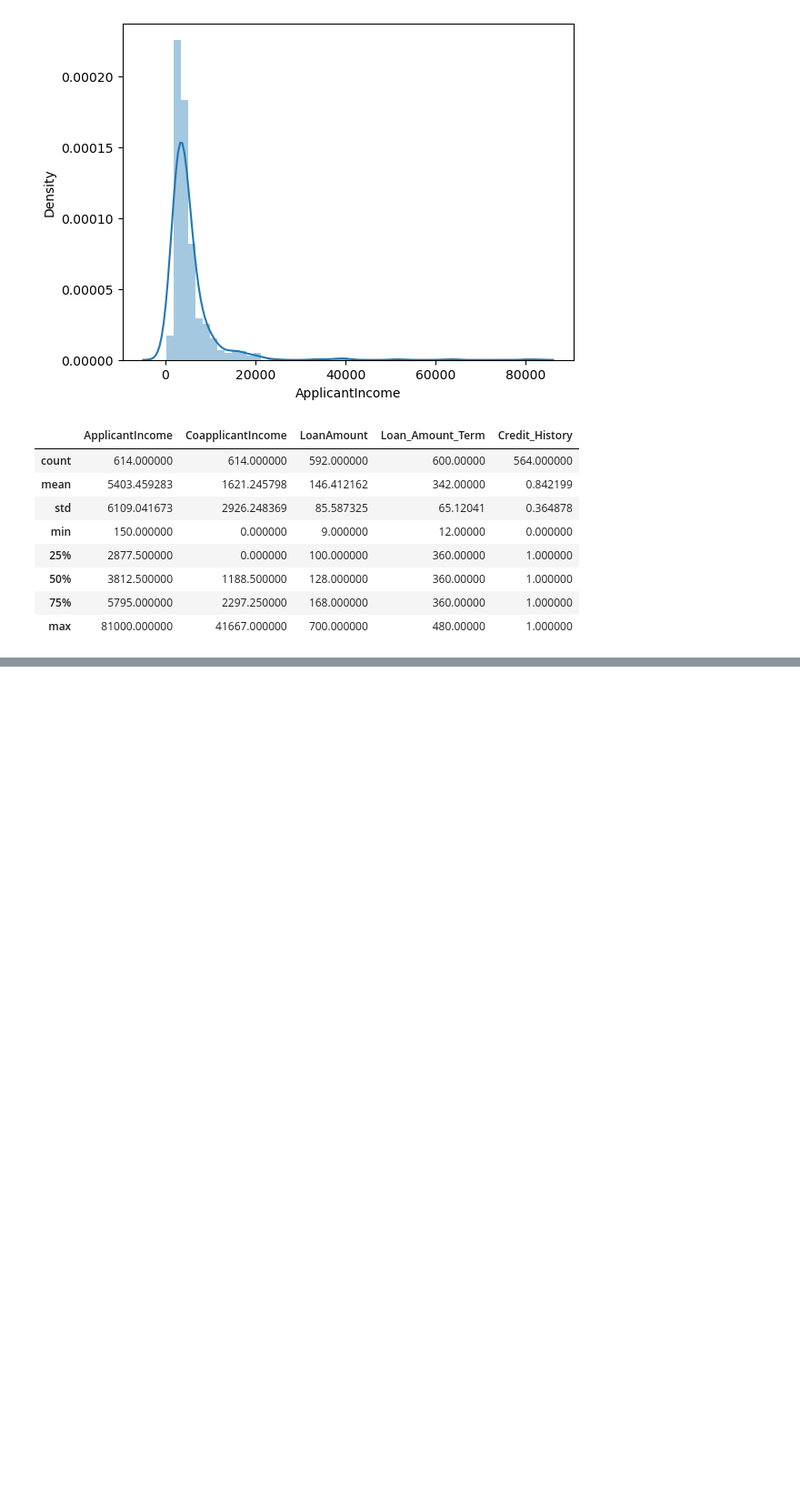
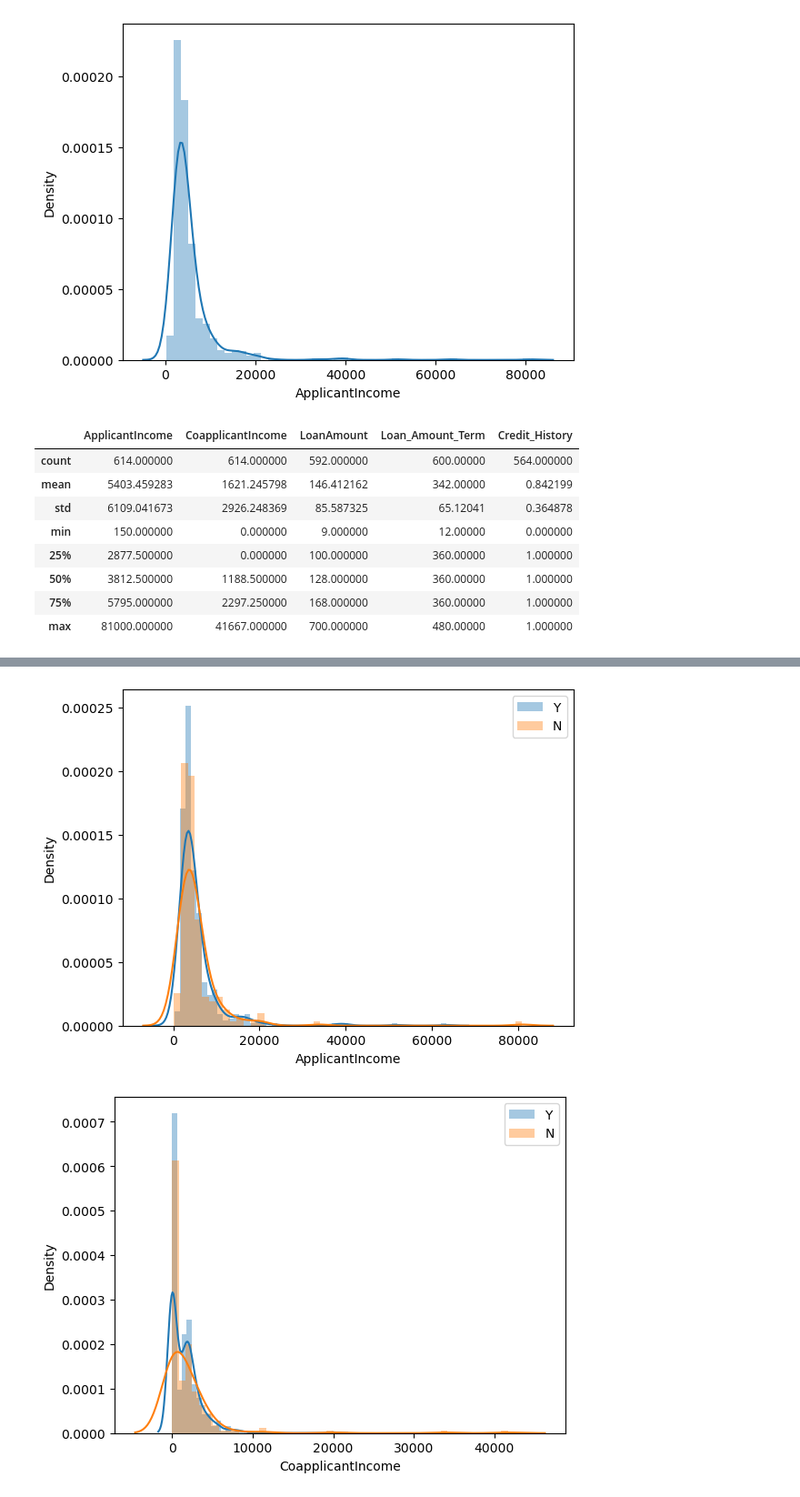
Before and after one commit to mohamedfaysal/Loan-Approval-Prediction---ML, a Jupyter notebook: Loan Approval.ipynb, the cells around one changed output, grey strips where cells are left out. Shown at 91% size. Saved outputs shown, nothing was run; the diff lists cells and outputs as text; code cells hidden in the pictures; blank space fills up the shorter version.

```diff
--- a/Loan Approval.ipynb
+++ b/Loan Approval.ipynb
@@ -319,0 +387,4 @@ df.describe()
+# %%
+positive_df = df[df['Loan_Status']=='Y']
+# %%
+negative_df = df[df['Loan_Status']=='N']
@@ -319,0 +423,9 @@ df.describe()
+# %%
+for col in df.select_dtypes(include=['int', 'float']):
+    plt.figure()
+    sns.distplot(positive_df[col], label='Y')
+    sns.distplot(negative_df[col], label='N')
+    plt.legend()
+# %% [output]
+[figure, added]
+[figure, added]
```
Also changed, not shown: parts of 55 cells of this notebook.
